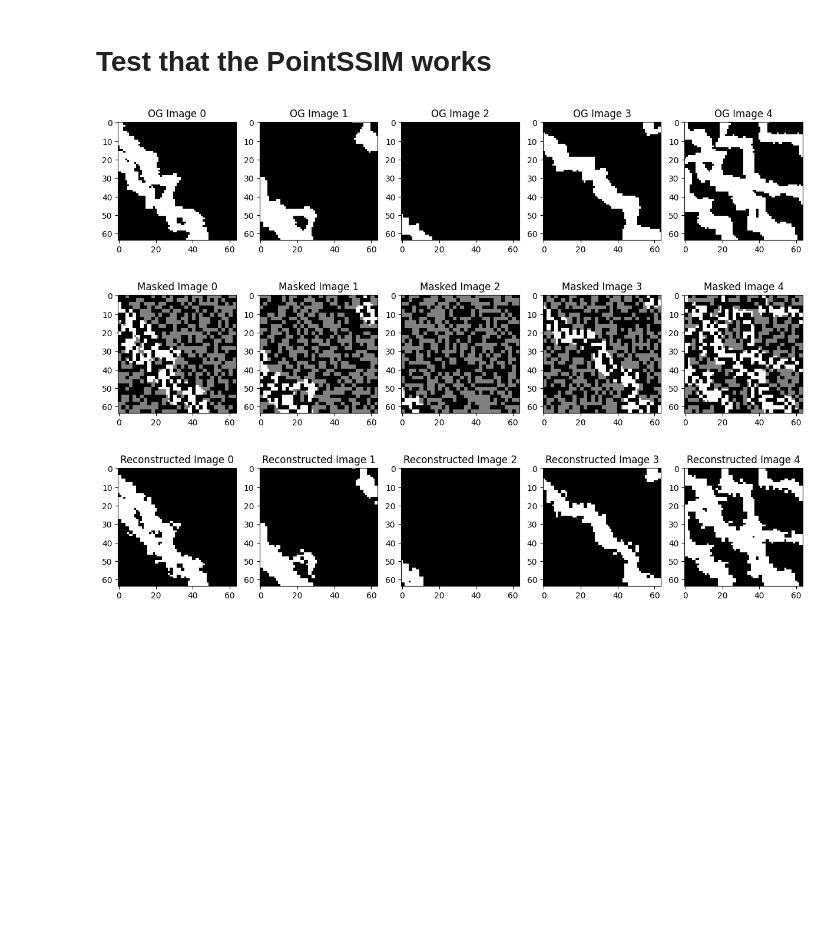
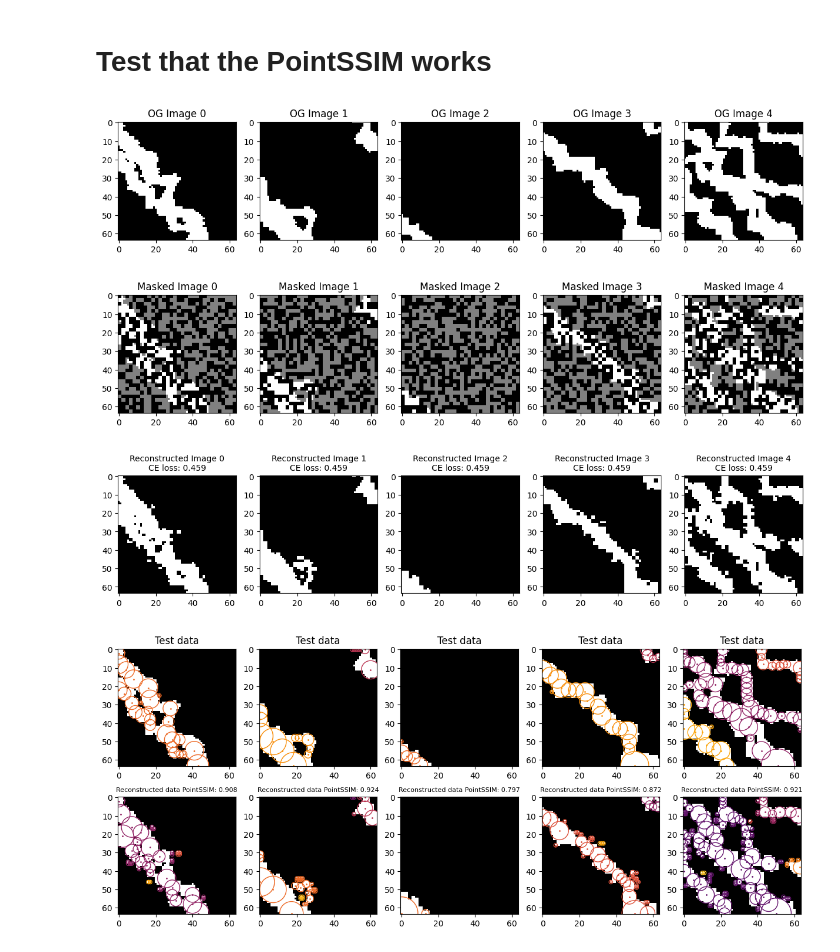
Before and after one commit to OscarOvanger/GeoDecepticon, a Jupyter notebook: training_notebook.ipynb, the cells around one changed output. Saved outputs shown, nothing was run; the diff lists cells and outputs as text; code cells hidden in the pictures; blank space fills up the shorter version.

```diff
--- a/training_notebook.ipynb
+++ b/training_notebook.ipynb
@@ -230,37 +239,73 @@ for i in range(5):
 plt.show()
 
 # Initialize predicted_indices with original patch indices
 predicted_indices = patch_indices.cpu().clone()
 
 # Forward pass
 logits = model(masked_patches.to(device)) # (batch_size,max_patches,num_tokens - 1)
 # Isolate the masked patches
 # Get the indices of True values
 indices = mask.nonzero(as_tuple=True)  # Returns indices where mask is True
 # Extract logits at masked positions while maintaining row-wise structure
 masked_logits = logits[indices[0], indices[1]]  # Extracts all True-index logits
 masked_logits = masked_logits.view(batch_size, current_num_mask, -1)  # (batch_size, current_num_mask, num_tokens-1)
+masked_patch_indices = patch_indices[indices[0], indices[1]]  # Extracts all True-index patch indices
+masked_patch_indices = masked_patch_indices.view(batch_size, current_num_mask) #(batch_size, current_num_mask)
+
+#Compute logits
+loss = CE_loss(masked_logits.view(-1, num_tokens-1).to(device), masked_patch_indices.view(-1).to(device))
 
 # Predict only the masked indices
 masked_predictions = torch.argmax(masked_logits, dim=-1).cpu()  # Shape: [batch_size, current_num_mask]
 reconstructed_images = []
 for i in range(batch_size):
   predicted_indices[i][mask[i]] = masked_predictions[i]
   reconstructed_images.append(reconstruct_image_from_patches(predicted_indices[i]))
 
 fig, ax = plt.subplots(1, 5, figsize=(15, 3))
 for i in range(5):
   ax[i].imshow(reconstructed_images[i],cmap="gray")
-  ax[i].set_title("Reconstructed Image " + str(i))
+  ax[i].set_title(f"Reconstructed Image {i}\nCE loss: {loss.item():.3f}", fontsize=10)
 plt.show()
 
 # Now we do PointSSIM on both OG and Reconstructed images
 anchors_test = []
-anchor_points = PointSSIM_loss.custom_anchors(batch_test[0],batch_test[0].shape[0],True)
+anchors_reconstructed = []
+for i in range(batch_size):
+  anchors_test.append(PointSSIM_loss.custom_anchors(batch_test[i],batch_test[i].shape[0],True))
+  anchors_reconstructed.append(PointSSIM_loss.custom_anchors(reconstructed_images[i],reconstructed_images[i].shape[0],True))
+
+PointSSIM_scores = PointSSIM_loss(torch.tensor(batch_test,dtype=torch.float),torch.tensor(np.array(reconstructed_images),dtype=torch.float))
+
+import seaborn as sns
+fig, ax = plt.subplots(2, 5, figsize=(15, 6))
+for i in range(5):
+    nr_anchor_points_test = np.sum(anchors_test[i][0])
+    nr_anchor_points_reconstructed = np.sum(anchors_reconstructed[i][0])
+    ax[0,i].imshow(batch_test[i], cmap='gray')
+    ax[0,i].set_title('Test data')
+    ax[1,i].imshow(reconstructed_images[i], cmap='gray')
+    ax[1,i].set_title(f'Reconstructed data PointSSIM: {PointSSIM_scores[i]:.3f}', fontsize=8)
+    colors = sns.color_palette('inferno', int(np.max(anchors_test[i][2])) + 1)
+    for k in range(int(nr_anchor_points_test)):
+        x, y = np.where(anchors_test[i][0])[0][k], np.where(anchors_test[i][0])[1][k]
+        r = anchors_test[i][1][x, y]
+        ax[0,i].plot(y, x, 'o', markersize=1, color=colors[int(anchors_test[i][2][x, y])])
+        circle = plt.Circle((y, x), r, color=colors[int(anchors_test[i][2][x, y])], fill=False)
+        ax[0,i].add_artist(circle)
+    colors = sns.color_palette('inferno', int(np.max(anchors_reconstructed[i][2])) + 1)
+    for k in range(int(nr_anchor_points_reconstructed)):
+        x, y = np.where(anchors_reconstructed[i][0])[0][k], np.where(anchors_reconstructed[i][0])[1][k]
+        r = anchors_reconstructed[i][1][x, y]
+        ax[1,i].plot(y, x, 'o', markersize=1, color=colors[int(anchors_reconstructed[i][2][x, y])])
+        circle = plt.Circle((y, x), r, color=colors[int(anchors_reconstructed[i][2][x, y])], fill=False)
+        ax[1,i].add_artist(circle)
+plt.show()
 # %% [output]
 [figure]
-[figure, old version]
+[figure, new version]
-[figure, old version]
+[figure, new version]
+[figure, added]
 # %%
 import wandb
 wandb.login()
```
Also changed, not shown: parts of 4 cells of this notebook.
